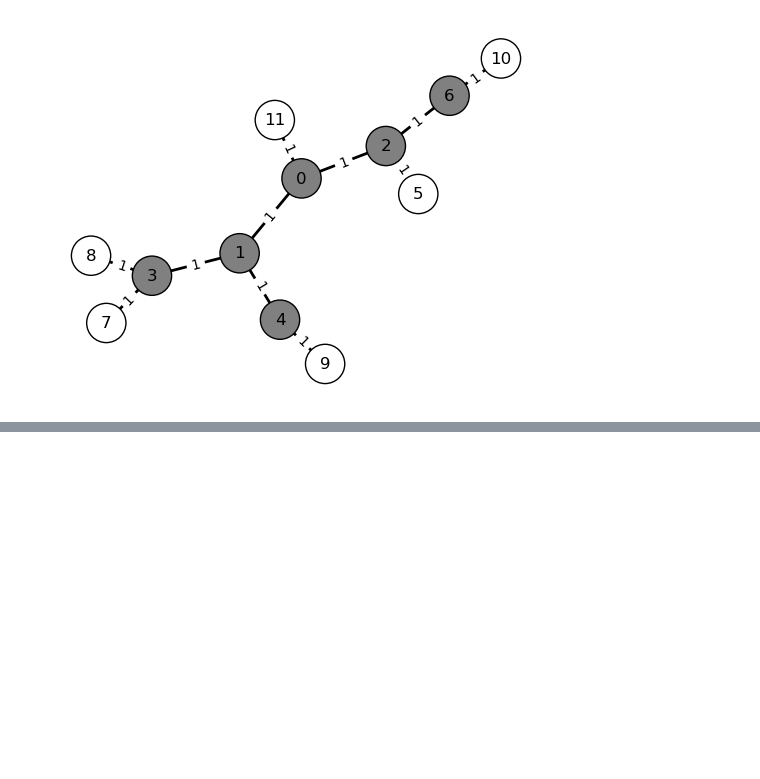
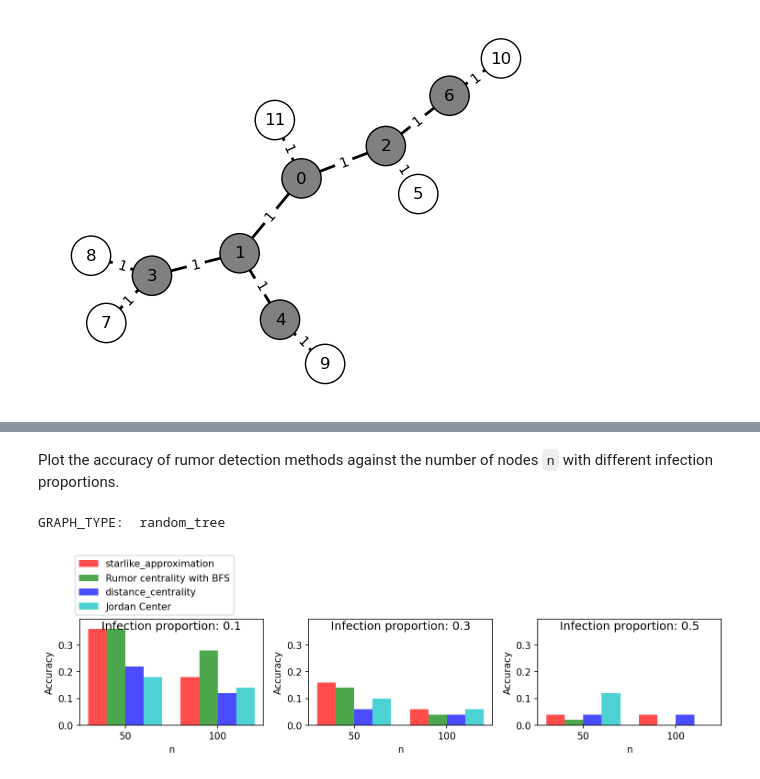
Before and after one commit to yoaocopy/rumor_boundary, a Jupyter notebook: gh_rumor_contiuous.ipynb, the cells around one changed output, grey strips where cells are left out. Drawn from its saved outputs; the diff is of its cells as text; code cells hidden in the pictures; blank space fills up the shorter version.

```diff
--- a/gh_rumor_contiuous.ipynb
+++ b/gh_rumor_contiuous.ipynb
@@ -219,7 +224,7 @@ def compute_likelihood(tmax, gr_main, gr_nodes_infected, gr_nodes_susceptible, t
 
 # print(result)
 # %%
-def extract_max_nodes(result, nodes_infected=gr_nodes_infected):
+def extract_max_nodes(result, nodes_infected):
     result_by_node={}
     for i in nodes_infected:
         result_by_node[i]=[]
@@ -348,7 +353,7 @@ def calculate_for_remaining(G, vertex, parent_rumor_centrality):
             calculate_for_remaining(G, neighbor, G.nodes[vertex]["rumor_centrality"])
 # %%
 
-def compute_ml_by_rumor_centrality(gr_main=gr_main, gr_nodes_infected=gr_nodes_infected):
+def compute_ml_by_rumor_centrality(gr_main, gr_nodes_infected):
     reciprocal_ml_set={}
     ## scale the numerator denominator when necessary
     rc_dynamic_scale=1
@@ -747,0 +676,76 @@ all_results
+# %% [markdown]
+Plot the accuracy of rumor detection methods against the number of nodes `n` with different infection proportions.
+# %%
+def customize_legend(c):
+    if c=='pseudo_leaf':
+        idx_legend='Starlike tree approximation'
+    elif c=='rumor_centrality':
+        idx_legend='Rumor centrality with BFS'
+    elif c=='closeness_centrality':
+        idx_legend='Distance centrality'
+    elif c=='jordan_center':
+        idx_legend='Jordan Center'
+    else:
+        idx_legend=c
+    return idx_legend
+# %%
+# Current code only considers \abs{p_list}=1
+# Select the index of graph types in `graph_type_to_test` for plotting
+graph_type_index = 0
+
+color_list=['r','g','b','c']
+
+graph_type_to_test=["random_tree", "ER", "WS_small_world"]
+GRAPH_TYPE=graph_type_to_test[graph_type_index]
+print("GRAPH_TYPE: ", GRAPH_TYPE)
+
+centrality_type_to_test=['starlike_approximation', 'rumor_centrality', 'distance_centrality','jordan_center']
+
+
+statistic_list=["zero_error_rate", "one_hop_error_rate"]
+STATISTIC="zero_error_rate"
+
+
+
+USE_SAME_YLIM=True
+max_value=0
+for centrality in centrality_type_to_test:
+    max_value=max(max_value, np.nanmax(all_results[GRAPH_TYPE][centrality][STATISTIC][:,0,:]))
+
+width=10
+bar_pos_list=[i*width - (len(centrality_type_to_test)-1)/2*width for i in range(0,len(centrality_type_to_test))]
+error_params=dict(elinewidth=4,ecolor='gray',capsize=5)
+
+n_subfig=all_results[GRAPH_TYPE][centrality_type_to_test[0]][STATISTIC].shape[2]
+
+fig, axs = plt.subplots((n_subfig)//3,3,figsize=(12, 1.7*n_subfig//2),dpi=150)
+
+for j in range(0,n_subfig):
+    axs_tmp = axs[j//3,j%3] if len(axs.shape)>=2 else axs[j%3]
+    for idx in range(0,len(centrality_type_to_test)):
+        axs_tmp.bar(np.array(n_list)+bar_pos_list[idx], all_results[GRAPH_TYPE][centrality_type_to_test[idx]][STATISTIC][:,0,j],alpha=0.7, width=width, color=color_list[idx],label=customize_legend(centrality_type_to_test[idx]))
+
+    ADD_LEGEND=True
+    if j==0 and ADD_LEGEND==True:
+        axs_with_legend = axs[0,0] if len(axs.shape)>=2 else axs[0]
+        axs_with_legend.legend(bbox_to_anchor=(0.1,1,0.74,0.6), borderaxespad=0)
+
+    axs_tmp.set_title('Infection proportion: '+str(target_infected_ratio_list[j]),y=0.85)
+    axs_tmp.set_xlabel('n')
+    axs_tmp.xaxis.set_major_locator(plt.MultipleLocator(50))
+    axs_tmp.set_ylabel('Accuracy')
+    if USE_SAME_YLIM==True:
+        axs_tmp.set_ylim(0, max_value * 1.1)
+    else:
+        axs_tmp.set_ylim()
+
+# adjust the y-axis of the second row of subplots
+for j in range(3,n_subfig):
+    axs_tmp=axs[j//3,j%3] if len(axs.shape)>=2 else axs[j//3]
+    axs_tmp.set_ylim(0, 0.2*1.1)
+
+fig.subplots_adjust(wspace=0.25, hspace=0.3)
+plt.show()
+# %% [output]
+GRAPH_TYPE:  random_tree
+[figure, added]
```
Also changed, not shown: parts of 16 cells of this notebook.
